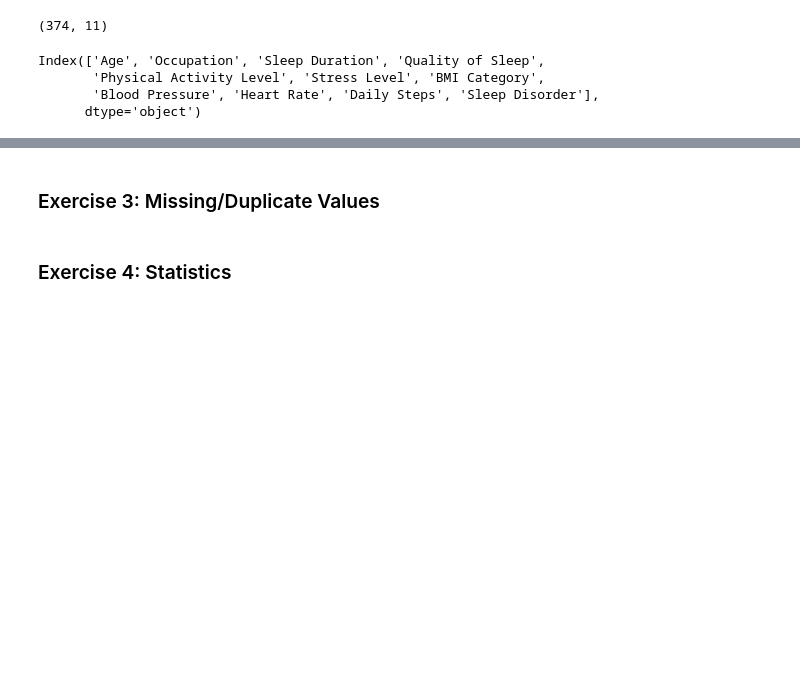
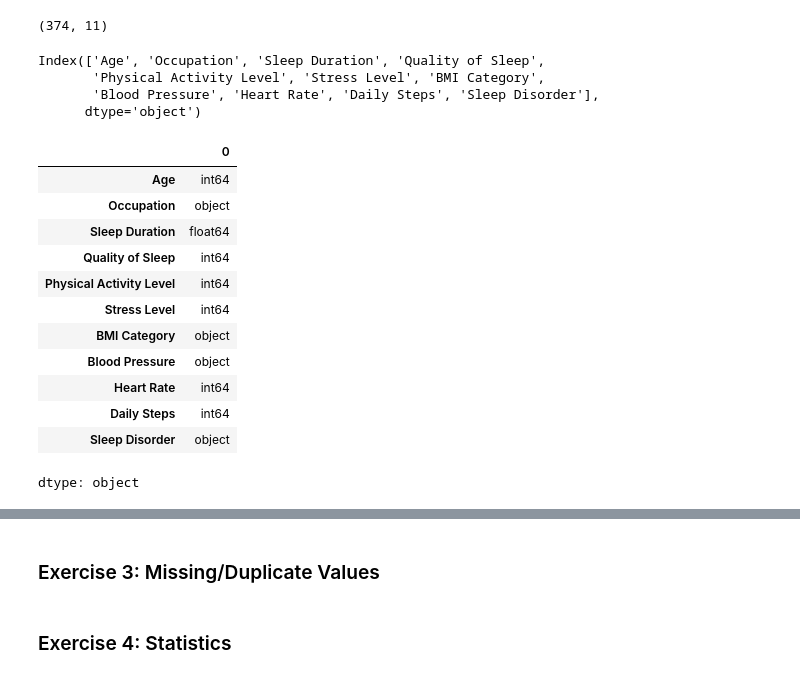
Before and after one commit to AnikaRanjan/MDST, a Jupyter notebook: week1.ipynb, the cells around one changed output, grey strips where cells are left out. Drawn from its saved outputs; the diff is of its cells as text; code cells hidden in the pictures; blank space fills up the shorter version.

```diff
--- a/week1.ipynb
+++ b/week1.ipynb
@@ -89,5 +89,20 @@ Index(['Age', 'Occupation', 'Sleep Duration', 'Quality of Sleep',
 # TODO: Drop any identifier columns like names, id, etc...
 # %%
 # TODO: Print all the data types of the columns
+df.dtypes
+# %% [output]
+|  | 0 |
+| Age | int64 |
+| Occupation | object |
+| Sleep Duration | float64 |
+| Quality of Sleep | int64 |
+| Physical Activity Level | int64 |
+| Stress Level | int64 |
+| BMI Category | object |
+| Blood Pressure | object |
+| Heart Rate | int64 |
+| Daily Steps | int64 |
+| Sleep Disorder | object |
+dtype: object
 # %%
 # TODO: Find the counts of each data type
```
Also changed, not shown: parts of 1 cell of this notebook.
